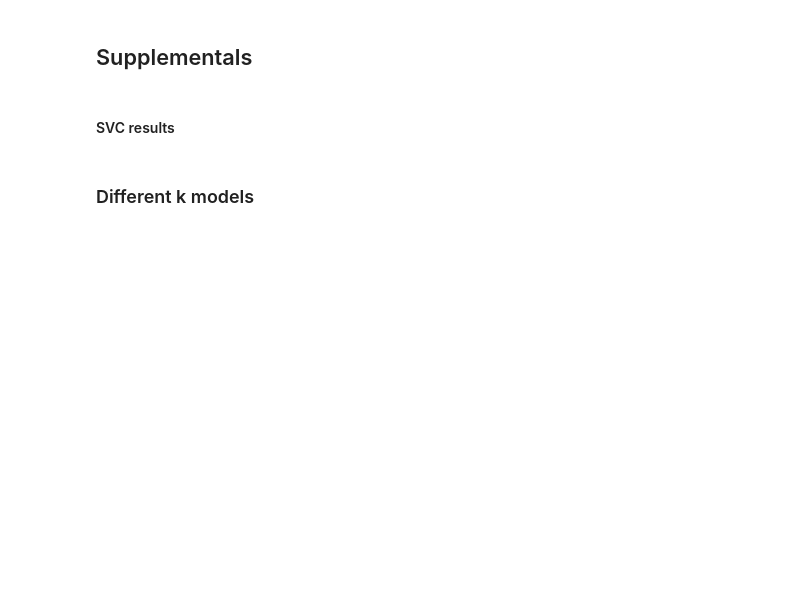
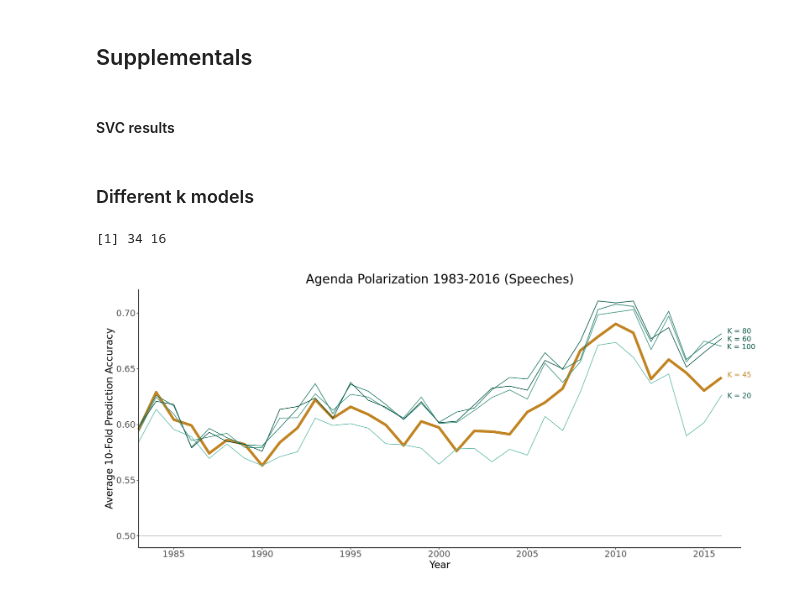
Before and after one commit to JM-Pearl/Dissertation, a Jupyter notebook: Visualize_classification_results.ipynb, the cells around one changed output. Cells and saved outputs as stored; diff of their text form; code cells hidden in the pictures; blank space fills up the shorter version.

```diff
--- a/Visualize_classification_results.ipynb
+++ b/Visualize_classification_results.ipynb
@@ -178,0 +181,46 @@ ggsave('Results/Figures/Speaker_acc_withSVC_supp2.4.png',gt,width=15,height=7)
+# %%
+dim(df)
+# %% [output]
+[1] 34 16
+# %%
+mods <- read.csv('Results/Robustness.csv')
+df$k = 45
+mods <- read.csv('Results/Robustness.csv')
+mods = mods %>%
+    select(-'Unnamed..0',-'Unnamed..0.1') %>%
+    mutate(type='other',iter=1,model='LASSO') %>%
+    subset(k != 45) %>%
+    rbind(df)
+
+p <- mods %>%
+    mutate(k = case_when(k == 45 ~ "k = 45",
+                         k == 20 ~ 'k = 20',
+                         k == 60 ~ 'k = 60',
+                         k == 80 ~ 'k = 80',
+                         k == 100 ~ 'k = 100'),
+           k = factor(k,levels=c('k = 20','k = 45','k = 60','k = 80','k = 100')),
+          type=ifelse(k == 'k = 45','a','b')) %>%
+    ggplot(aes(x = year, y = mean_acc, color=k)) +
+    geom_line(aes(size=type)) +
+    annotate('segment',x=1983,xend=2016,y=0.5,yend=0.5,color='grey') +
+    plot_theme +
+    theme(legend.position = 'None') +
+    scale_x_continuous(expand = c(0,0),breaks = seq(1980,2020,by=5)) +
+    scale_size_manual(values=c(2,0.5)) +
+    scale_color_manual(values=c('#64bba8','#c18422','#3f9380','#207864','#075745')) +
+    annotate('text',label='K = 45',x=2017,y=0.645,size=4,color='#c18422') +
+    annotate('text',label='K = 20',x=2017,y=0.626,size=4,color='#075745') +
+    annotate('text',label='K = 60',x=2017,y=0.677,size=4,color='#075745') +
+    annotate('text',label='K = 80',x=2017,y=0.684,size=4,color='#075745') +
+    annotate('text',label='K = 100',x=2017.1,y=0.67,size=4,color='#075745') +
+    ggtitle('Agenda Polarization 1983-2016 (Speeches)') +
+      xlab('Year') +
+      ylab('Average 10-Fold Prediction Accuracy')
+
+gt <- ggplotGrob(p)
+gt$layout$clip[gt$layout$name == "panel"] <- "off"
+grid.draw(gt)
+
+ggsave('Results/Figures/Speech_acc_withDiffK_supp2.4.png',gt,width=15,height=7)
+# %% [output]
+[figure, added]
```
Also changed, not shown: parts of 10 cells of this notebook, 1 other file.
